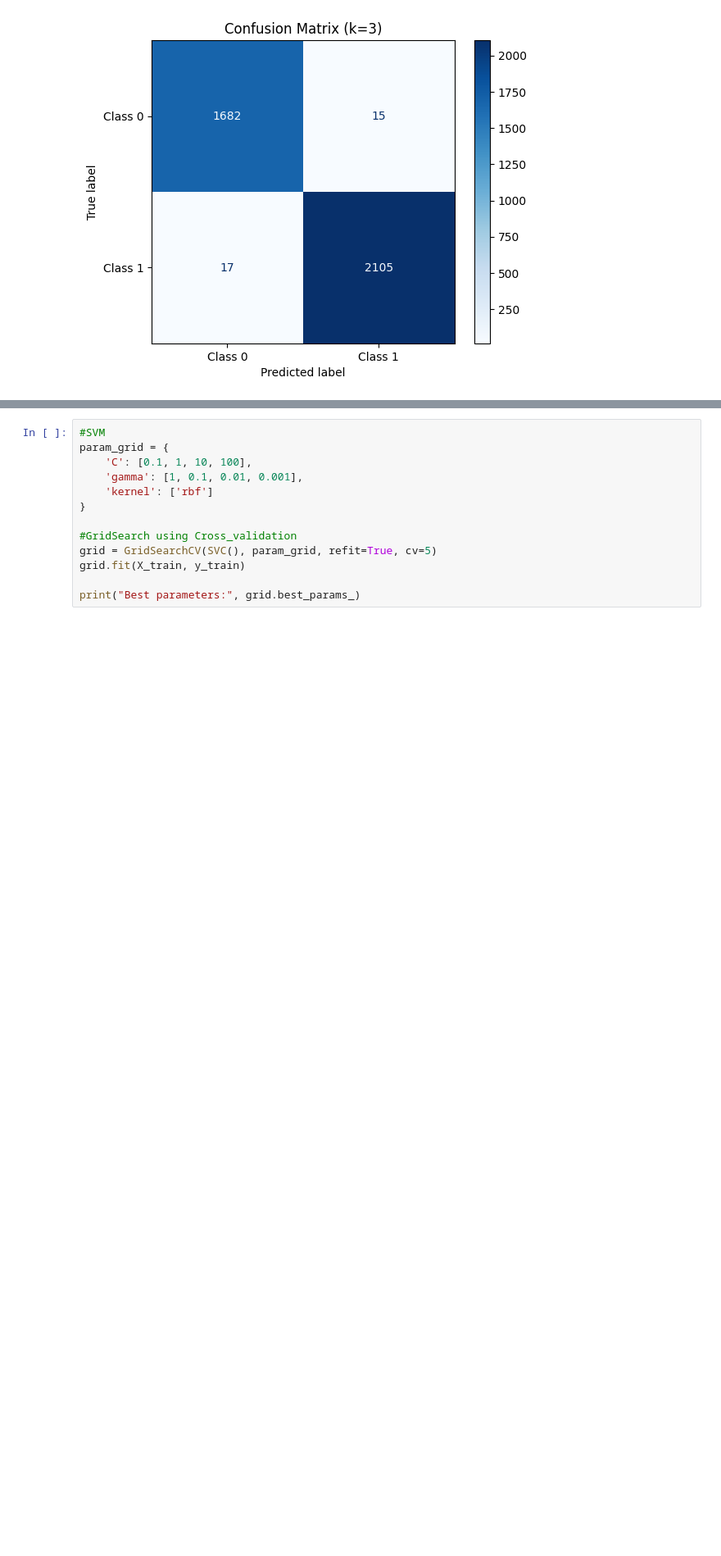
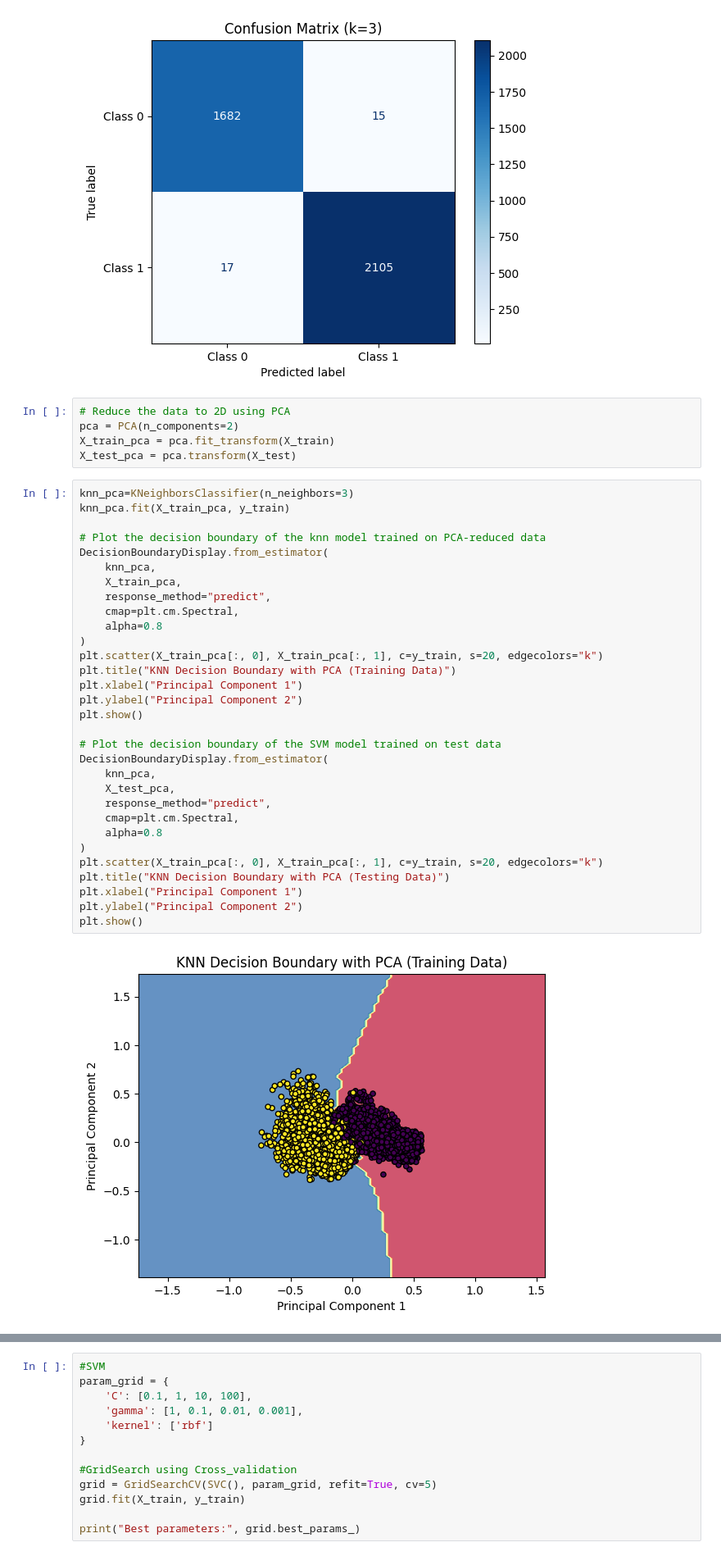
Before and after one commit to FarahArbi/BinaryClassification_PyTorch, a Jupyter notebook: BinaryClassification.ipynb, the cells around one changed output, grey strips where cells are left out. Shown at 82% size. Cells and saved outputs as stored; diff of their text form; blank space fills up the shorter version.

```diff
--- a/BinaryClassification.ipynb
+++ b/BinaryClassification.ipynb
@@ -443,3 +443,41 @@ weighted avg       0.99      0.99      0.99      3819
 
 Confuxion metrics :
 [figure]
+# %%
+# Reduce the data to 2D using PCA
+pca = PCA(n_components=2)
+X_train_pca = pca.fit_transform(X_train)
+X_test_pca = pca.transform(X_test)
+# %%
+knn_pca=KNeighborsClassifier(n_neighbors=3)
+knn_pca.fit(X_train_pca, y_train)
+
+# Plot the decision boundary of the knn model trained on PCA-reduced data
+DecisionBoundaryDisplay.from_estimator(
+    knn_pca,
+    X_train_pca,
+    response_method="predict",
+    cmap=plt.cm.Spectral,
+    alpha=0.8
+)
+plt.scatter(X_train_pca[:, 0], X_train_pca[:, 1], c=y_train, s=20, edgecolors="k")
+plt.title("KNN Decision Boundary with PCA (Training Data)")
+plt.xlabel("Principal Component 1")
+plt.ylabel("Principal Component 2")
+plt.show()
+
+# Plot the decision boundary of the SVM model trained on test data
+DecisionBoundaryDisplay.from_estimator(
+    knn_pca,
+    X_test_pca,
+    response_method="predict",
+    cmap=plt.cm.Spectral,
+    alpha=0.8
+)
+plt.scatter(X_train_pca[:, 0], X_train_pca[:, 1], c=y_train, s=20, edgecolors="k")
+plt.title("KNN Decision Boundary with PCA (Testing Data)")
+plt.xlabel("Principal Component 1")
+plt.ylabel("Principal Component 2")
+plt.show()
+# %% [output]
+[figure, added]
```
Also changed, not shown: parts of 2 cells of this notebook.
